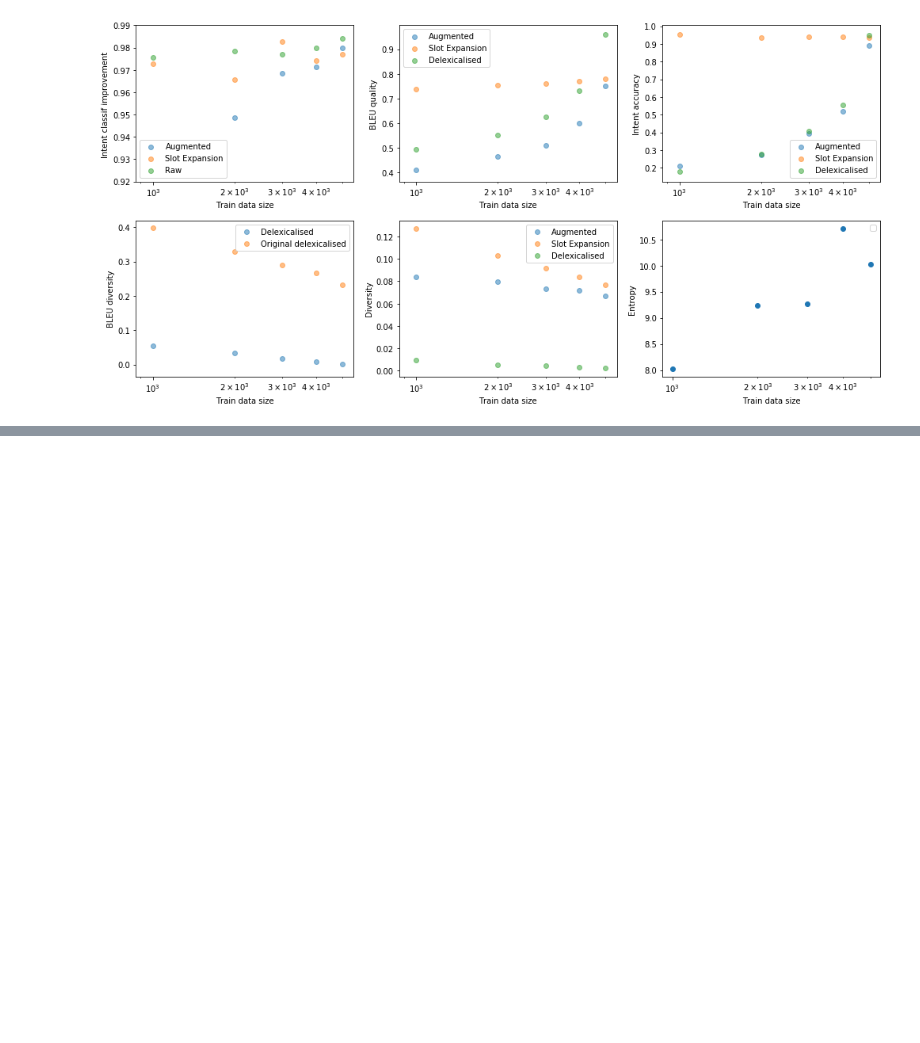
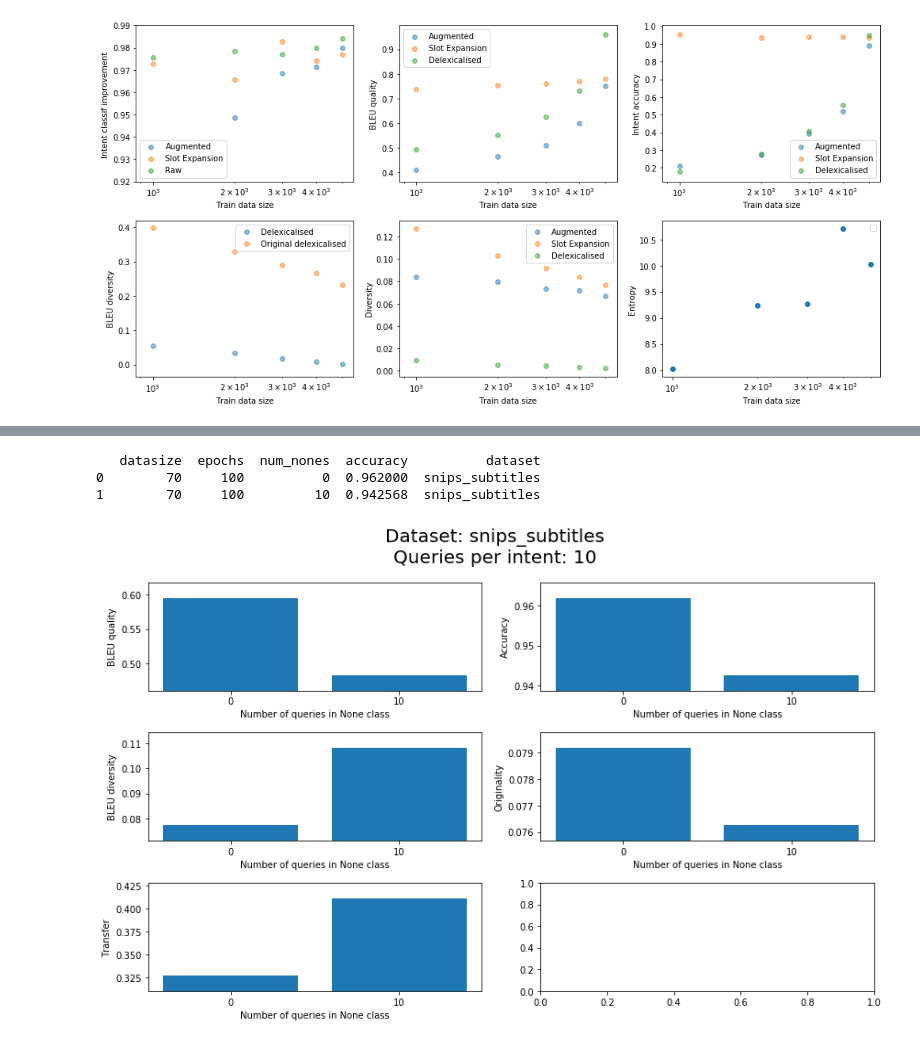
Before and after one commit to sonos/automatic-data-generation, a Jupyter notebook: automatic_data_generation/data-generation.ipynb, the cells around one changed output, grey strips where cells are left out. Drawn from its saved outputs; the diff is of its cells as text; code cells hidden in the pictures; blank space fills up the shorter version.

Commit message:
Started merging with task/transfer

```diff
--- a/automatic_data_generation/data-generation.ipynb
+++ b/automatic_data_generation/data-generation.ipynb
@@ -306,17 +272,3 @@ samples, z, y_onehot = model.inference(z=z, y_onehot=y_onehot)
 for intent, sentence in enumerate(idx2word(samples, i2w=i2w, pad_idx=w2i['<pad>'])):
     print(i2int[intent])
     print(sentence + '\n')
-# %%
-import torch
-import numpy as np
-target = torch.arange(0,5*64).view(64,-1)
-bow = torch.randn((64,500))
-
-loss = 0
-for b, t in zip(bow, target):
-    loss += torch.sum(b[t])
-print(loss)
-x = bow[:,target].view(64,64,)
-print(x.size())
-print(torch.einsum('iik->',(x)))
-    #print(np.sum([b[idx].numpy() for idx in t]))
@@ -457 +501,65 @@ No handles with labels found to put in legend.
+# %%
+#results_dir = 'results_datasize_prop'
+results_dir = 'results_transfer_ignorenone'
+runs = []
+
+for filename in os.listdir(results_dir):
+    if filename.endswith('.pkl'):
+        runs.append(torch.load(os.path.join(results_dir,filename)))
+
+runs.sort(key = lambda x : x['args'].num_nones)
+runs.sort(key = lambda x : x['args'].dataset)
+runs.sort(key = lambda x : x['args'].epochs)
+
+data = {}
+for arg_name in runs[0]['args'].__dict__.keys():
+    data[arg_name] = [getattr(run['args'], arg_name) for run in runs]
+data['bleu_quality']   = np.array([run['delexicalised_metrics']['bleu_scores']['quality']['avg'] for run in runs])
+data['bleu_diversity'] = np.array([run['delexicalised_metrics']['bleu_scores']['diversity']['avg'] for run in runs])
+data['accuracy']       = np.array([run['delexicalised_metrics']['intent_accuracy'] for run in runs])
+
+
+df = pd.DataFrame(data, columns=['datasize', 'epochs', 'num_nones', 'accuracy', 'dataset'])
+print(df.head(30))
+
+runs = [run for run in runs if (run['args'].dataset=='snips_subtitles') and (run['args'].datasize==70)]
+# %% [output]
+   datasize  epochs  num_nones  accuracy          dataset
+0        70     100          0  0.962000  snips_subtitles
+1        70     100         10  0.942568  snips_subtitles
+# %%
+none_sizes = [str(run['args'].num_nones) for run in runs]
+
+intents = runs[0]['delexicalised_metrics']['bleu_scores']['quality'].keys()
+
+#bleu_qualities     = [np.mean([    run['delexicalised_metrics']['bleu_scores']['quality'][intent] for intent in intents if intent!='None']) for run in runs]
+bleu_qualities     = [run['delexicalised_metrics']['bleu_scores']['quality']['avg'] for run in runs]
+accuracies         = [run['delexicalised_metrics']['intent_accuracy'] for run in runs]
+bleu_diversities   = [run['delexicalised_metrics']['bleu_scores']['diversity']['avg'] for run in runs]
+bleu_originalities = [run['delexicalised_metrics']['originality']['avg'] for run in runs]
+transfer           = [run['delexicalised_metrics']['transfer']['avg'] for run in runs]
+metrics = [bleu_qualities, accuracies, bleu_diversities, bleu_originalities, transfer]
+
+accuracies
+fig, axarr = plt.subplots(3,2, figsize=(12,8))
+axarr = axarr.flatten()
+
+for i, metric in enumerate(metrics):
+
+    axarr[i].bar(none_sizes, metric )
+    low, high, delta = min(metric), max(metric), max(metric) - min(metric)
+    axarr[i].set_ylim(low - 0.2 * delta, high + 0.2 * delta)
+    axarr[i].set_xlabel('Number of queries in None class')
+
+axarr[0].set_ylabel('BLEU quality'  )
+axarr[1].set_ylabel('Accuracy'      )
+axarr[2].set_ylabel('BLEU diversity')
+axarr[3].set_ylabel('Originality'   )
+axarr[4].set_ylabel('Transfer'   )
+
+fig.suptitle('Dataset: {}\nQueries per intent: {}'.format(runs[0]['args'].dataset, int(runs[0]['args'].datasize/7)), fontsize=20)
+
+fig.tight_layout(rect=[0, 0.03, 1, 0.9])
+# %% [output]
+[figure, added]
 # %%
```
Also changed, not shown: parts of 25 cells of this notebook, 4 other files.
